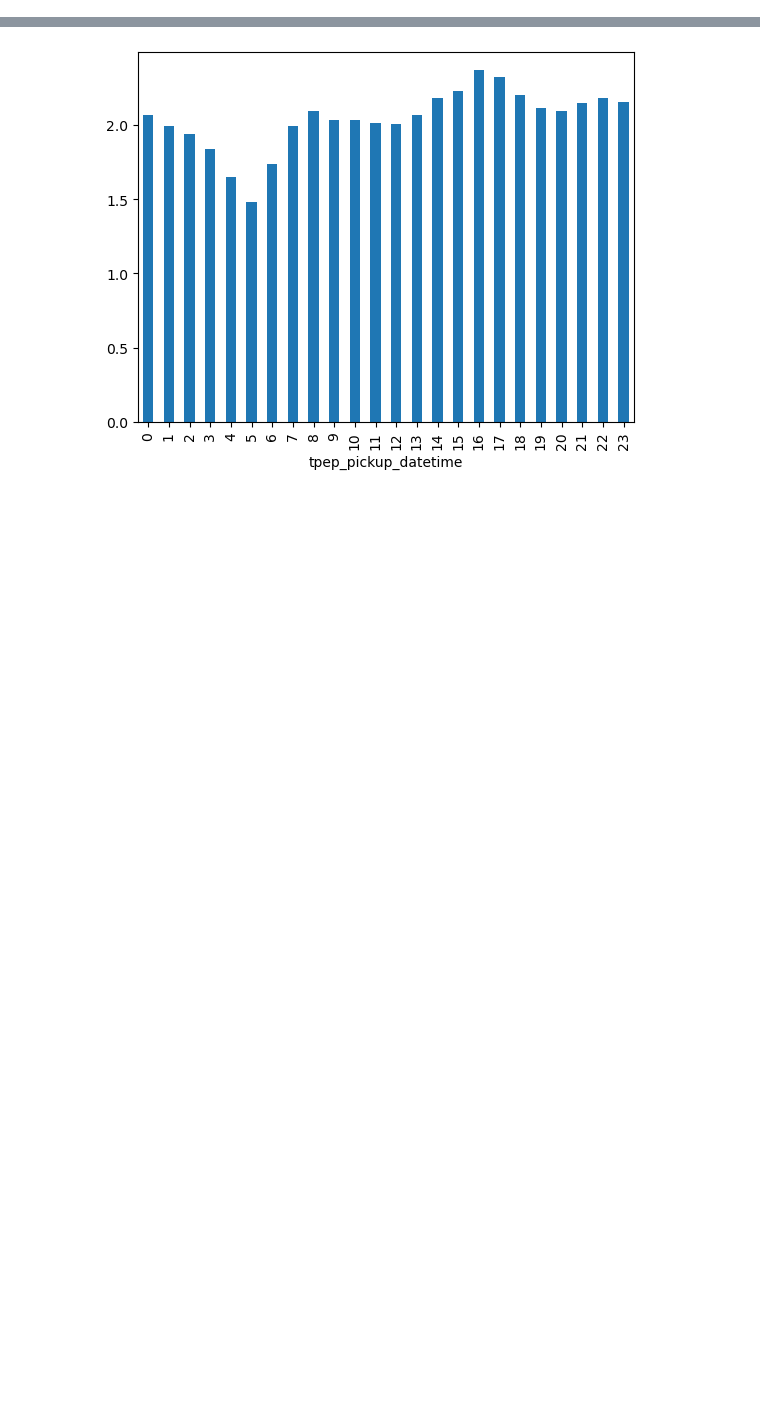
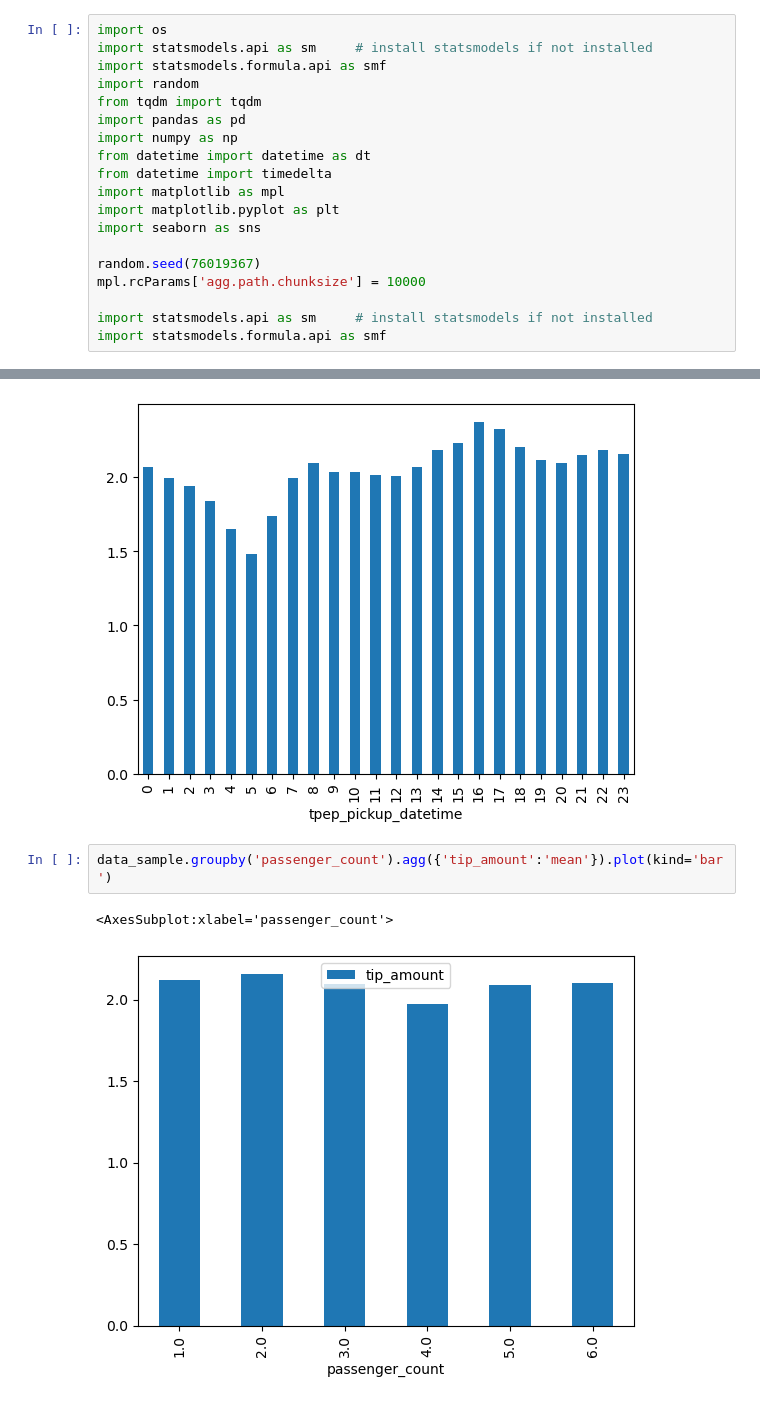
Before and after one commit to MixGolem0430/uber_research, a Jupyter notebook: linear_regression.ipynb, the cells around one changed output, grey strips where cells are left out. Drawn from its saved outputs; the diff is of its cells as text; blank space fills up the shorter version.

```diff
--- a/linear_regression.ipynb
+++ b/linear_regression.ipynb
@@ -3,2 +3,21 @@
+# %%
+import os
+import statsmodels.api as sm     # install statsmodels if not installed
+import statsmodels.formula.api as smf
+import random
+from tqdm import tqdm
+import pandas as pd
+import numpy as np
+from datetime import datetime as dt
+from datetime import timedelta
+import matplotlib as mpl
+import matplotlib.pyplot as plt
+import seaborn as sns
+
+random.seed(76019367)
+mpl.rcParams['agg.path.chunksize'] = 10000
+
+import statsmodels.api as sm     # install statsmodels if not installed
+import statsmodels.formula.api as smf
 # %% [markdown]
 ## -1. Data preparing
@@ -89,3 +96,8 @@ data_sample.groupby(data_sample.tpep_pickup_datetime.dt.hour).agg({'tip_amount':
 # %% [output]
 <AxesSubplot:xlabel='tpep_pickup_datetime'>
 [figure]
+# %%
+data_sample.groupby('passenger_count').agg({'tip_amount':'mean'}).plot(kind='bar')
+# %% [output]
+<AxesSubplot:xlabel='passenger_count'>
+[figure, added]
```
Also changed, not shown: parts of 19 cells of this notebook.
